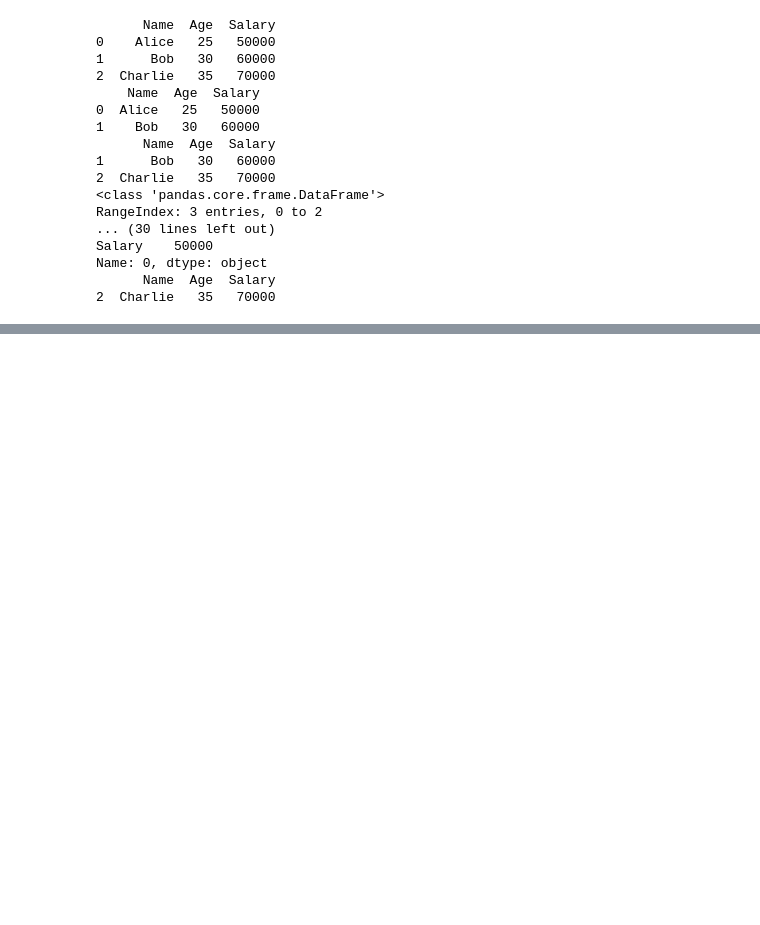
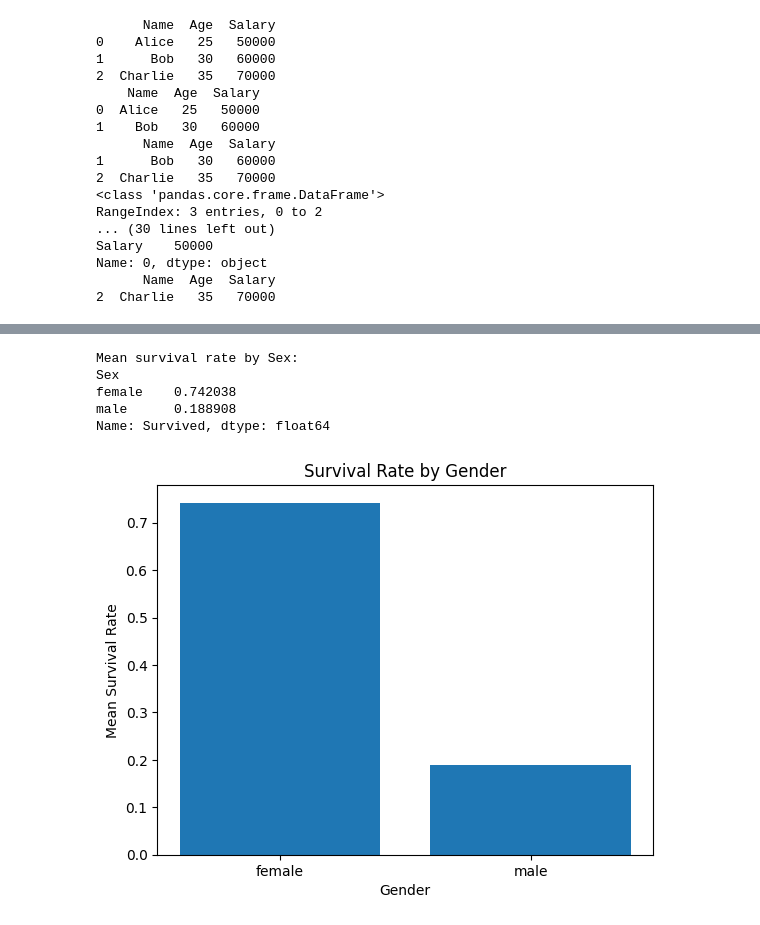
Before and after one commit to AXYUT-9/5CS037, a Jupyter notebook: Worksheet3.ipynb, the cells around one changed output, grey strips where cells are left out. Drawn from its saved outputs; the diff is of its cells as text; code cells hidden in the pictures; blank space fills up the shorter version.

```diff
--- a/Worksheet3.ipynb
+++ b/Worksheet3.ipynb
@@ -110,0 +519,30 @@ Name: 0, dtype: object
+# %%
+#task3
+df = pd.read_csv('/content/drive/My Drive/Titanic-Dataset.csv')
+#subset_dataframe = pd.DataFrame([['Name'], ['PClass'], ['Sex'], ['Age'], ['Fare'], ['Survived']])
+subset_df = df[['Name', 'Pclass', 'Sex', 'Age', 'Fare', 'Survived']]
+print(df)
+
+# yesle chahi filter garxa ani only the rows where Pclass = 1 bhako lai rakhxa
+first_class_df = subset_df[subset_df['Pclass'] == 1]
+
+
+print("Mean : ", first_class_df['Fare'].mean())
+print("Median : ", first_class_df['Fare'].median())
+print("Max : ", first_class_df['Fare'].max())
+print("Min: ", first_class_df['Fare'].min())
+
+#null values in my age data
+
+null_values = first_class_df['Age'].isnull().sum()
+print("Null values: ", null_values)
+
+dropped = df.dropna(subset=['Age'])
+print(dropped)
+
+
+embarked_dummies = pd.get_dummies(df['Embarked'], prefix='Embarked')
+
+df = pd.concat([df, embarked_dummies], axis=1)
+df = df.drop(columns = 'Embarked')
+print(df.head())
@@ -110,0 +567,21 @@ Name: 0, dtype: object
+# %%
+import matplotlib.pyplot as plt
+
+mean_survival = df.groupby('Sex')['Survived'].mean()
+print("Mean survival rate by Sex:")
+print(mean_survival)
+
+
+plt.bar(mean_survival.index, mean_survival.values)
+
+plt.xlabel('Gender')
+plt.ylabel('Mean Survival Rate')
+plt.title('Survival Rate by Gender')
+plt.show()
+# %% [output]
+Mean survival rate by Sex:
+Sex
+female    0.742038
+male      0.188908
+Name: Survived, dtype: float64
+[figure, added]
```
Also changed, not shown: parts of 15 cells of this notebook.
